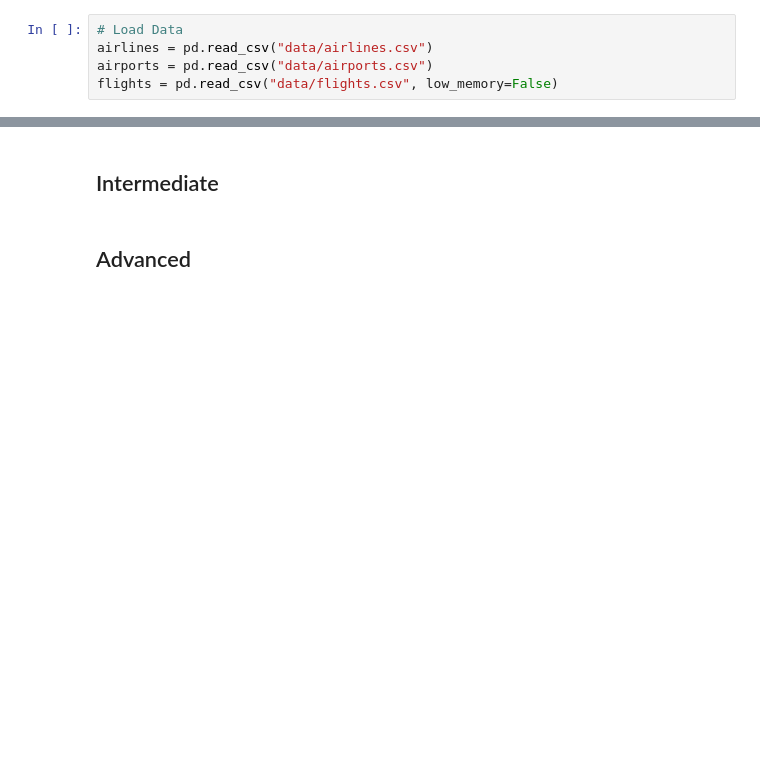
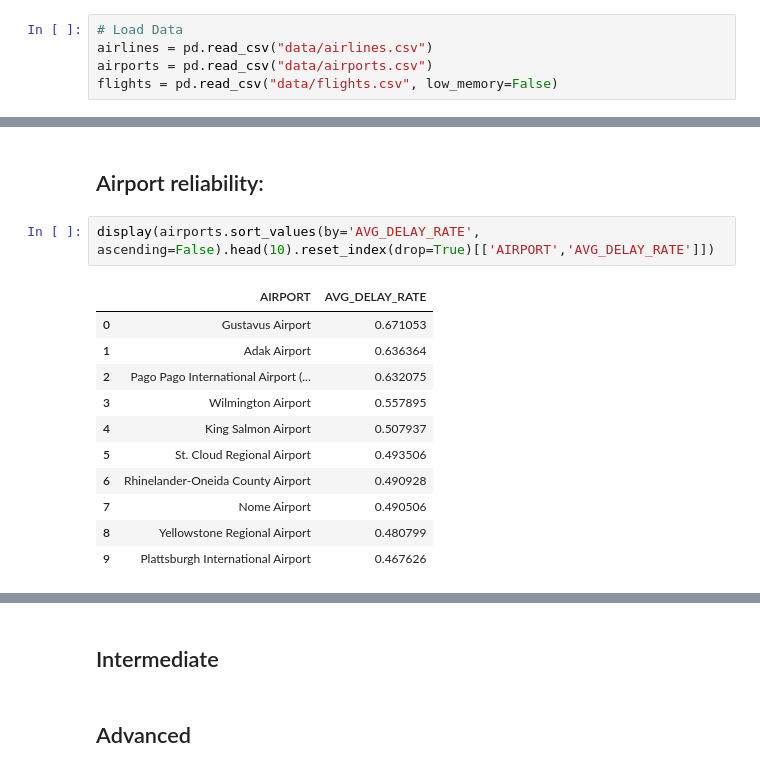
Before and after one commit to qigol/flight-delays-recommender, a Jupyter notebook: main.ipynb, the cells around one changed output, grey strips where cells are left out. Saved outputs shown, nothing was run; the diff lists cells and outputs as text; blank space fills up the shorter version.

```diff
--- a/main.ipynb
+++ b/main.ipynb
@@ -64,0 +207,16 @@ Solution: temporarily ignore all october data
+# %% [markdown]
+## Airport reliability:
+# %%
+display(airports.sort_values(by='AVG_DELAY_RATE', ascending=False).head(10).reset_index(drop=True)[['AIRPORT','AVG_DELAY_RATE']])
+# %% [output]
+|  | AIRPORT | AVG_DELAY_RATE |
+| 0 | Gustavus Airport | 0.671053 |
+| 1 | Adak Airport | 0.636364 |
+| 2 | Pago Pago International Airport (... | 0.632075 |
+| 3 | Wilmington Airport | 0.557895 |
+| 4 | King Salmon Airport | 0.507937 |
+| 5 | St. Cloud Regional Airport | 0.493506 |
+| 6 | Rhinelander-Oneida County Airport | 0.490928 |
+| 7 | Nome Airport | 0.490506 |
+| 8 | Yellowstone Regional Airport | 0.480799 |
+| 9 | Plattsburgh International Airport | 0.467626 |
```
Also changed, not shown: parts of 19 cells of this notebook, 1 other file.
